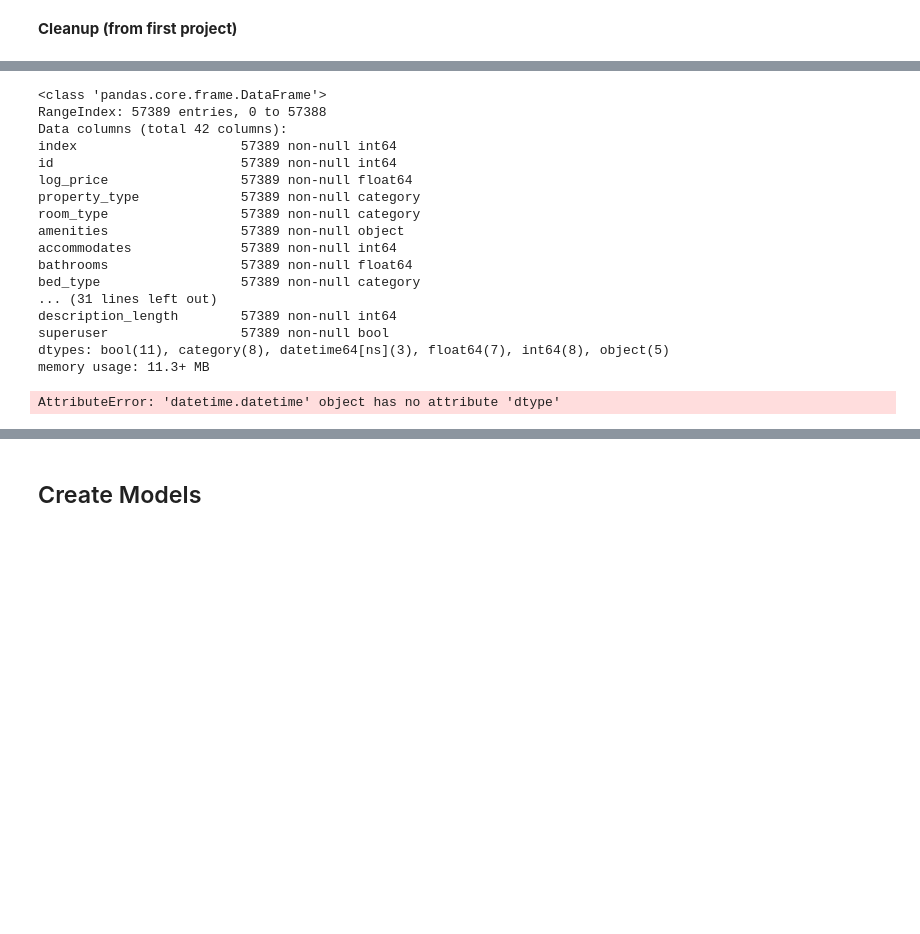
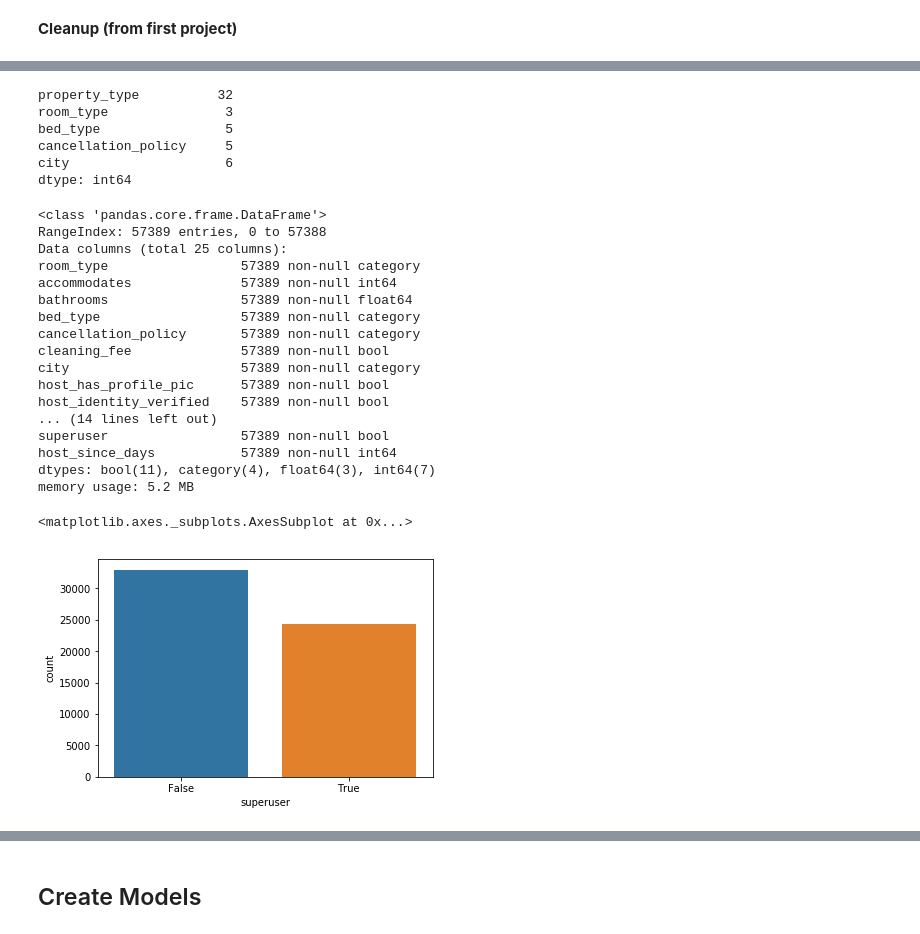
Before and after one commit to anguyen-07/DS7331-ML_Labs, a Jupyter notebook: MiniLab_LogisticRegression-SVMs/DS7331_MiniLab_LogisticRegression-SVMs_AirBnB.ipynb, the cells around one changed output, grey strips where cells are left out. Cells and saved outputs as stored; diff of their text form; code cells hidden in the pictures; blank space fills up the shorter version.

Commit message:
Integration of text walkthrough and more data cleanup

```diff
--- a/MiniLab_LogisticRegression-SVMs/DS7331_MiniLab_LogisticRegression-SVMs_AirBnB.ipynb
+++ b/MiniLab_LogisticRegression-SVMs/DS7331_MiniLab_LogisticRegression-SVMs_AirBnB.ipynb
@@ -112,3 +124,4 @@ df_imputed.loc[df.review_scores_rating >=96, 'superuser'] = True
 import datetime
 date_published = datetime.datetime(2018,3,14)
 df_imputed['host_since'] = pd.to_datetime(df_imputed['host_since'])
+df_imputed['host_since_days'] = df_imputed.apply(lambda row: (date_published - row['host_since']).days, axis=1)
@@ -119,24 +130,50 @@ TypeError: ("unsupported operand type(s) for -: 'datetime.datetime' and 'str'",
+# %%
+# delete useless columns
+df_logistic = df_imputed.drop(['index', 'id', 'log_price', 'amenities', 'description', 'zipcode', 'description',
+                      'latitude', 'longitude', 'name', 'neighbourhood', 'review_scores_rating',
+                      'thumbnail_url', 'zipcode'], axis=1)
+
+# Delete other redundant variables
+del df_logistic['amenities_new']
+del df_logistic['host_since']
+del df_logistic['grade']
+del df_logistic['first_review']
+del df_logistic['last_review']
+# %%
+categorical_vars = ['property_type', 'room_type', 'bed_type', 'cancellation_policy', 'city']
+df_logistic[categorical_vars].apply(lambda x: len(x.value_counts()), axis=0)
+# %% [output]
+property_type          32
+room_type               3
+bed_type                5
+cancellation_policy     5
+city                    6
+dtype: int64
+# %%
+# Remove factor with unnecessarily large number of levels
+df_logistic.drop(['property_type'], axis=1, inplace=True)
 # %%
-df_imputed.info()
+df_logistic.info()
 # %% [output]
 <class 'pandas.core.frame.DataFrame'>
 RangeIndex: 57389 entries, 0 to 57388
-Data columns (total 42 columns):
-index                     57389 non-null int64
-id                        57389 non-null int64
-log_price                 57389 non-null float64
-property_type             57389 non-null category
+Data columns (total 25 columns):
 room_type                 57389 non-null category
-amenities                 57389 non-null object
 accommodates              57389 non-null int64
 bathrooms                 57389 non-null float64
 bed_type                  57389 non-null category
-... (31 lines left out)
-description_length        57389 non-null int64
+cancellation_policy       57389 non-null category
+cleaning_fee              57389 non-null bool
+city                      57389 non-null category
+host_has_profile_pic      57389 non-null bool
+host_identity_verified    57389 non-null bool
+... (14 lines left out)
 superuser                 57389 non-null bool
-dtypes: bool(11), category(8), datetime64[ns](3), float64(7), int64(8), object(5)
-memory usage: 11.3+ MB
+host_since_days           57389 non-null int64
+dtypes: bool(11), category(4), float64(3), int64(7)
+memory usage: 5.2 MB
-# %%
-date_published.dtype()
-# %% [output]
-AttributeError: 'datetime.datetime' object has no attribute 'dtype'
+# %%
+sns.countplot(data=df_logistic, x='superuser')
+# %% [output]
+<matplotlib.axes._subplots.AxesSubplot at 0x...>
+[figure, added]
```
Also changed, not shown: parts of 10 cells of this notebook.
